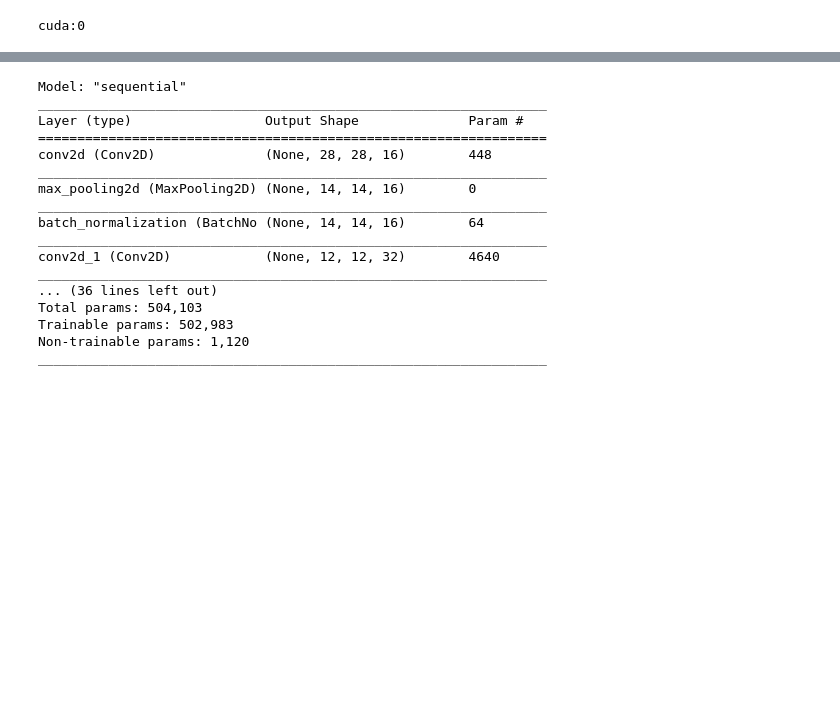
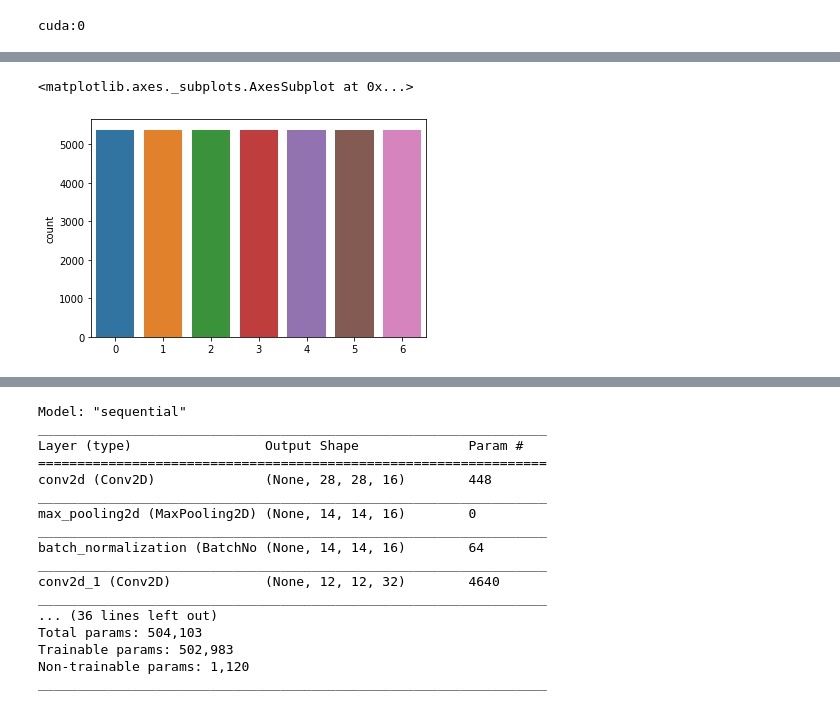
Before and after one commit to rohanmandrekar/Skin-Cancer-Classification, a Jupyter notebook: Skin_Cancer_Detection.ipynb, the cells around one changed output, grey strips where cells are left out. Drawn from its saved outputs; the diff is of its cells as text; code cells hidden in the pictures; blank space fills up the shorter version.

```diff
--- a/Skin_Cancer_Detection.ipynb
+++ b/Skin_Cancer_Detection.ipynb
@@ -79,6 +72,11 @@ cuda:0
 from imblearn.over_sampling import RandomOverSampler
 oversample = RandomOverSampler()
 x_train,y_train  = oversample.fit_resample(x_train,y_train)
+# %%
+sns.countplot(y_train)
+# %% [output]
+<matplotlib.axes._subplots.AxesSubplot at 0x...>
+[figure, added]
 # %%
 import matplotlib.pyplot as plt
 import random
```
Also changed, not shown: parts of 17 cells of this notebook.
